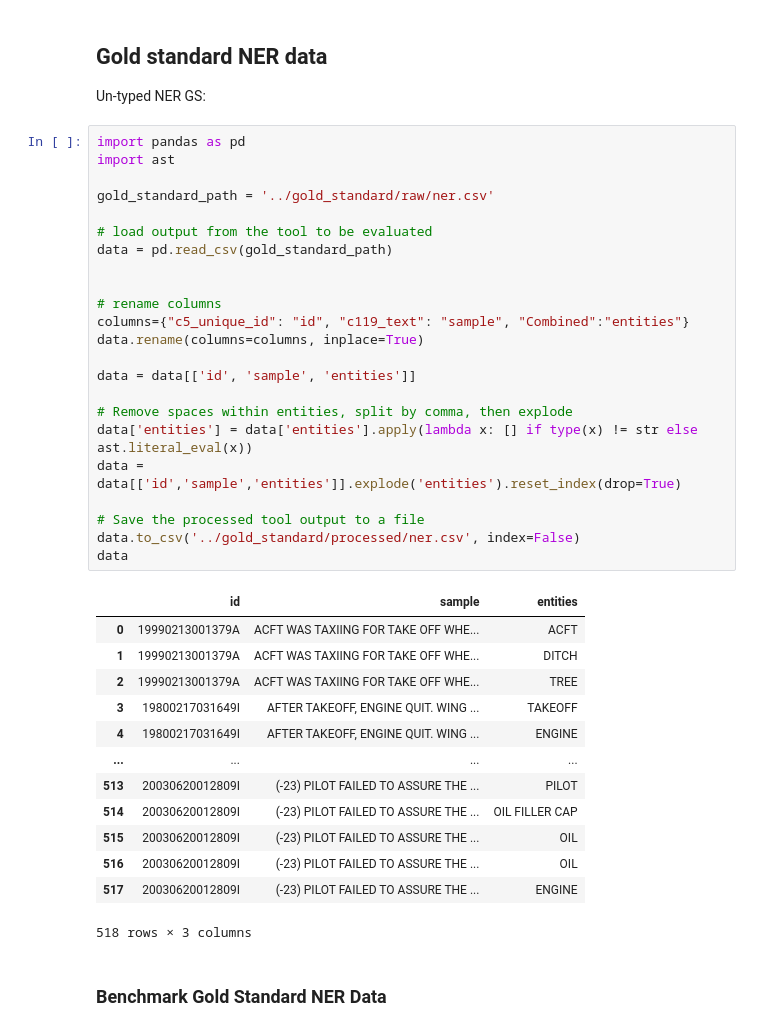
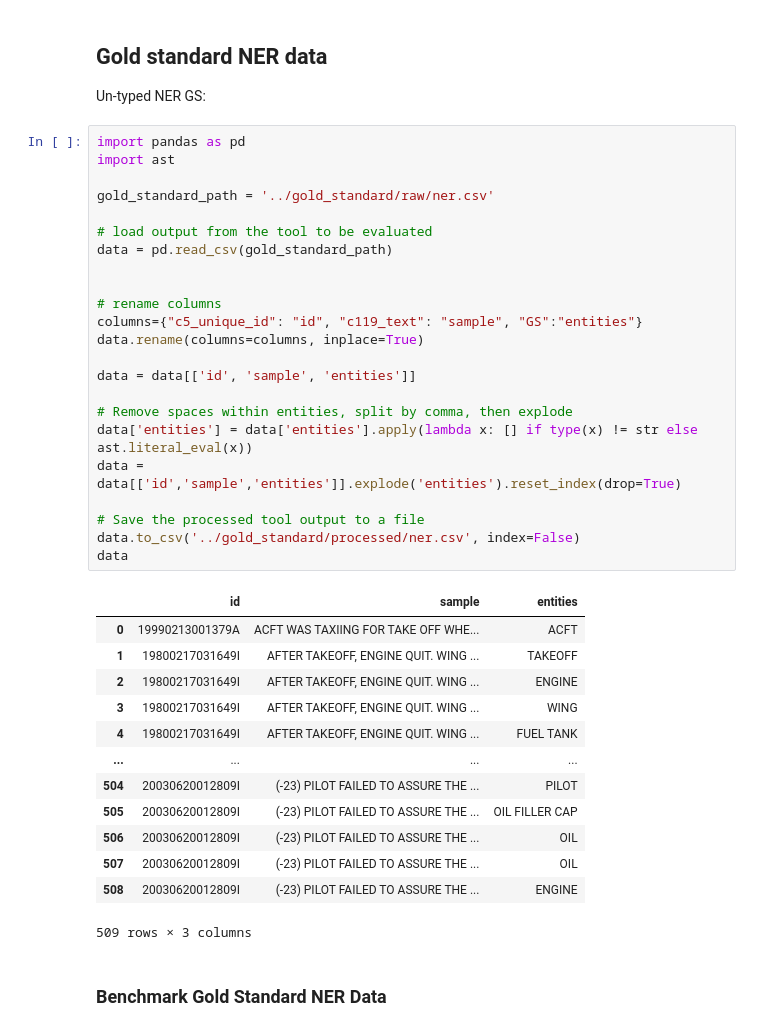
Before and after one commit to nd-crane/trusted_ke, a Jupyter notebook: notebooks/gold_standard_preparation.ipynb, the cells around one changed output. Cells and saved outputs as stored; diff of their text form.

```diff
--- a/notebooks/gold_standard_preparation.ipynb
+++ b/notebooks/gold_standard_preparation.ipynb
@@ -135,40 +135,40 @@ Un-typed NER GS:
 # %%
 import pandas as pd
 import ast
 
 gold_standard_path = '../gold_standard/raw/ner.csv'
 
 # load output from the tool to be evaluated
 data = pd.read_csv(gold_standard_path)
 
 
 # rename columns
-columns={"c5_unique_id": "id", "c119_text": "sample", "Combined":"entities"}
+columns={"c5_unique_id": "id", "c119_text": "sample", "GS":"entities"}
 data.rename(columns=columns, inplace=True)
 
 data = data[['id', 'sample', 'entities']]
 
 # Remove spaces within entities, split by comma, then explode
 data['entities'] = data['entities'].apply(lambda x: [] if type(x) != str else ast.literal_eval(x))
 data = data[['id','sample','entities']].explode('entities').reset_index(drop=True)
 
 # Save the processed tool output to a file
 data.to_csv('../gold_standard/processed/ner.csv', index=False)
 data
 # %% [output]
 |  | id | sample | entities |
 | 0 | 19990213001379A | ACFT WAS TAXIING FOR TAKE OFF WHE... | ACFT |
-| 1 | 19990213001379A | ACFT WAS TAXIING FOR TAKE OFF WHE... | DITCH |
-| 2 | 19990213001379A | ACFT WAS TAXIING FOR TAKE OFF WHE... | TREE |
-| 3 | 19800217031649I | AFTER TAKEOFF, ENGINE QUIT. WING ... | TAKEOFF |
-| 4 | 19800217031649I | AFTER TAKEOFF, ENGINE QUIT. WING ... | ENGINE |
+| 1 | 19800217031649I | AFTER TAKEOFF, ENGINE QUIT. WING ... | TAKEOFF |
+| 2 | 19800217031649I | AFTER TAKEOFF, ENGINE QUIT. WING ... | ENGINE |
+| 3 | 19800217031649I | AFTER TAKEOFF, ENGINE QUIT. WING ... | WING |
+| 4 | 19800217031649I | AFTER TAKEOFF, ENGINE QUIT. WING ... | FUEL TANK |
 | ... | ... | ... | ... |
-| 513 | 20030620012809I | (-23) PILOT FAILED TO ASSURE THE ... | PILOT |
-| 514 | 20030620012809I | (-23) PILOT FAILED TO ASSURE THE ... | OIL FILLER CAP |
-| 515 | 20030620012809I | (-23) PILOT FAILED TO ASSURE THE ... | OIL |
-| 516 | 20030620012809I | (-23) PILOT FAILED TO ASSURE THE ... | OIL |
-| 517 | 20030620012809I | (-23) PILOT FAILED TO ASSURE THE ... | ENGINE |
+| 504 | 20030620012809I | (-23) PILOT FAILED TO ASSURE THE ... | PILOT |
+| 505 | 20030620012809I | (-23) PILOT FAILED TO ASSURE THE ... | OIL FILLER CAP |
+| 506 | 20030620012809I | (-23) PILOT FAILED TO ASSURE THE ... | OIL |
+| 507 | 20030620012809I | (-23) PILOT FAILED TO ASSURE THE ... | OIL |
+| 508 | 20030620012809I | (-23) PILOT FAILED TO ASSURE THE ... | ENGINE |
-518 rows × 3 columns
+509 rows × 3 columns
 # %% [markdown]
 ### Benchmark Gold Standard NER Data
 # %%
```
Also changed, not shown: 4 other files.
